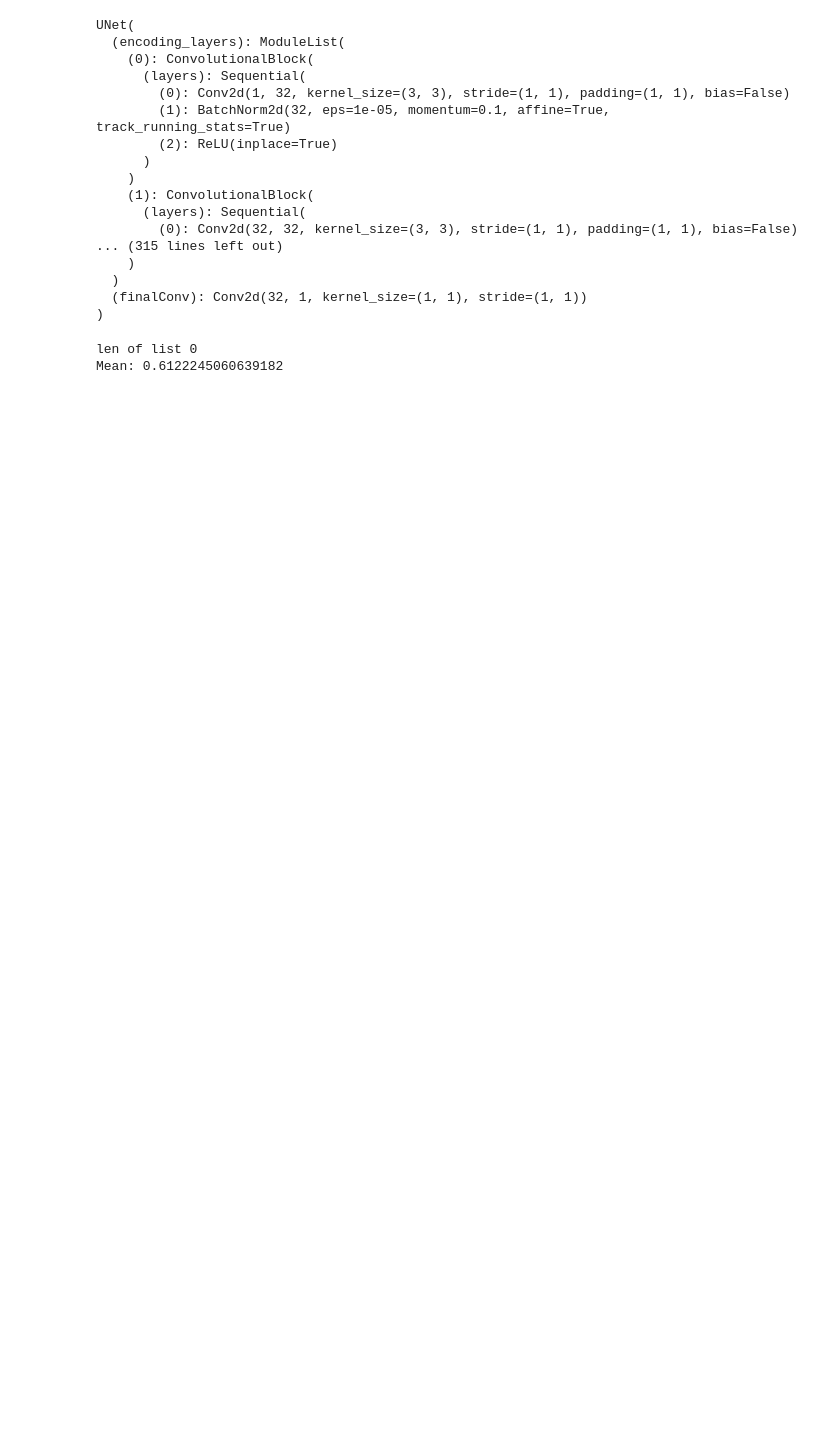
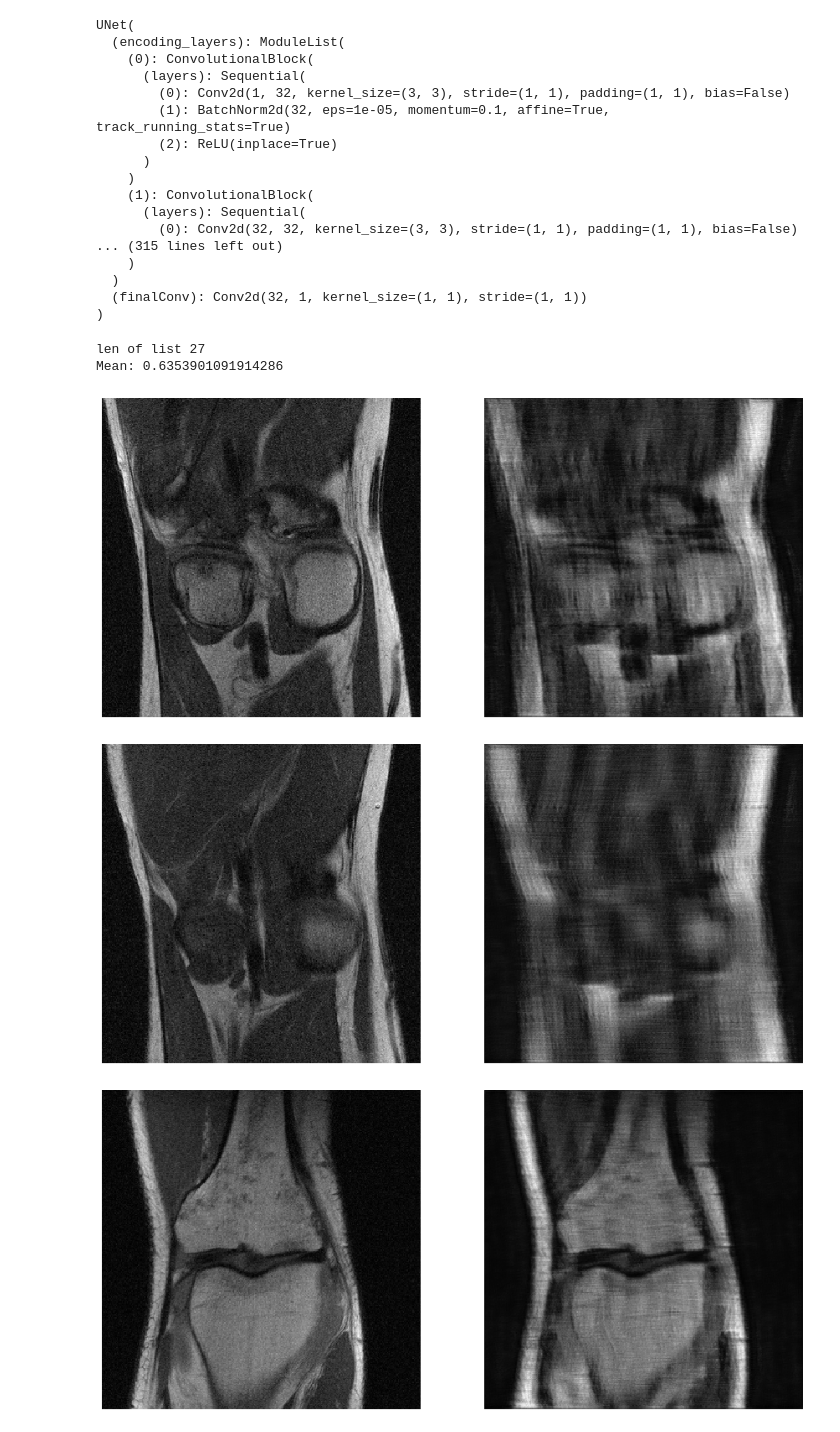
Before and after one commit to alexiscorney/NeuralComputationGroup30, a Jupyter notebook: fastMRI/U-Net_MRN_bn.ipynb, the cells around one changed output. Cells and saved outputs as stored; diff of their text form; code cells hidden in the pictures; blank space fills up the shorter version.

Commit message:
new loader functions

```diff
--- a/fastMRI/U-Net_MRN_bn.ipynb
+++ b/fastMRI/U-Net_MRN_bn.ipynb
@@ -101,7 +110,7 @@ def load_data_path(train_data_path, val_data_path):
     return data_list
 # %%
 #PREPARE THE DATA
-data_list = load_data_path('/data/local/NC2019MRI/train', '/data/local/NC2019MRI/train')
+data_list = load_data_path('/data/local/NC2019MRI/train')
 # slices, height, width = input_k.shape()
 
 acc = [4,8]
@@ -433,7 +446,7 @@ def save_model(path, loss):
 #train the network
 
 # set number of epoches, i.e., number of times we iterate through the training set
-epoches = 1
+epoches = 10
 
 
 for epoch in range(epoches):
@@ -459,8 +472,8 @@ for epoch in range(epoches):
 
     l = sum(mean)/len(mean)
     print("Epoch {}'s loss: {}".format(epoch, l))
-    if(epoch % 50 == 0):
-        save_model('models/model', str(l))
+    #if(epoch % 50 == 0):
+        #save_model('models/model', str(l))
 
 # print("After training: \n", model.state_dict())
 # %% [output]
@@ -471,6 +491,6 @@ torch.save(model.state_dict(), PATH)
 # %%
 torch.cuda.empty_cache()
-model.load_state_dict(torch.load('model_final.h5'))
+#model.load_state_dict(torch.load('model_final.h5'))
 model.eval()
 # %% [output]
 UNet(
@@ -516,8 +536,25 @@ with torch.no_grad():
         ssim_scores.append(ssim_old(D.squeeze(1).numpy(), output))
 
 numpy_ssims = np.array(ssim_scores)
-print("len of list", len(all_ssims))
+print("len of list", len(ssim_scores))
 print("Mean:", numpy_ssims.mean())
 # %% [output]
-len of list 0
-Mean: 0.6122245060639182
+len of list 27
+Mean: 0.6353901091914286
+# %%
+with torch.no_grad():
+    for iteration, sample in enumerate(val_loader):
+
+        img_gt, img_und, _, _, _  = sample
+        D = img_gt
+
+        C = img_und
+
+        output = model(img_und.to(device)).cpu().numpy().squeeze()
+        show_slices([D.squeeze(1).numpy()[6], output[6]], [0, 1], cmap='gray')
+
+        if iteration >= 3: break
+# %% [output]
+[figure, added]
+[figure, added]
+[figure, added]
```
Also changed, not shown: parts of 6 cells of this notebook.
